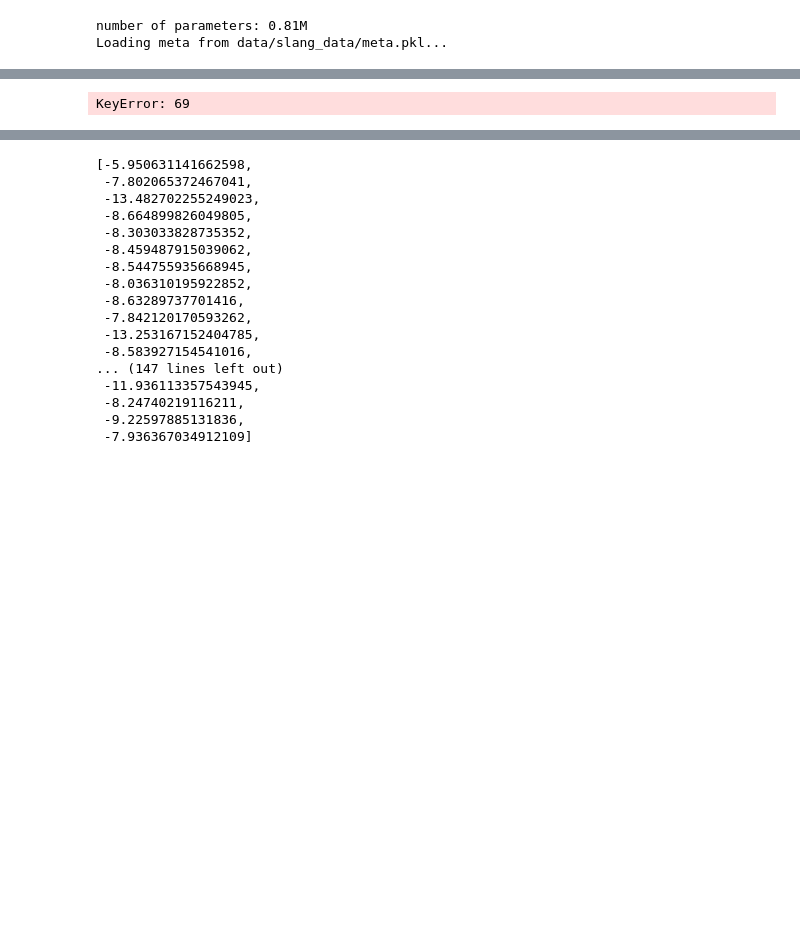
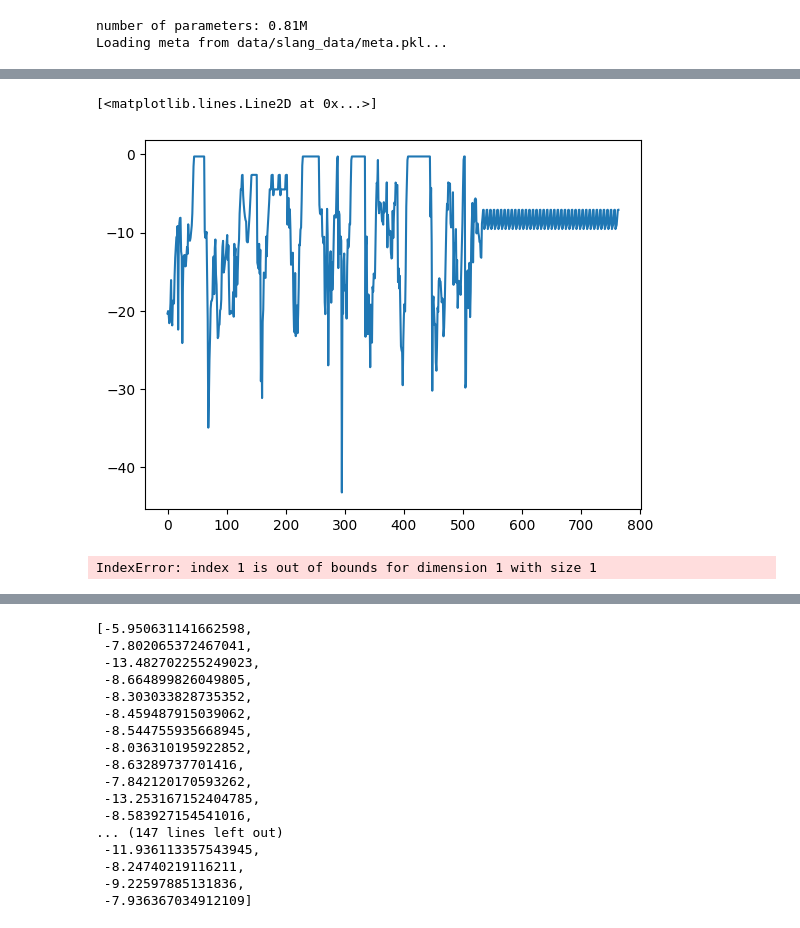
Before and after one commit to sylvainbonnot/nanoGPT, a Jupyter notebook: slang_try.ipynb, the cells around one changed output, grey strips where cells are left out. Drawn from its saved outputs; the diff is of its cells as text; code cells hidden in the pictures; blank space fills up the shorter version.

```diff
--- a/slang_try.ipynb
+++ b/slang_try.ipynb
@@ -150,0 +248,4 @@ logits, _ = model(x)
+# %%
+input_string = 'Äøbbbbbbbbbb'
+log_likelihood = compute_log_likelihood(model, input_string)
+log_likelihood
@@ -150,0 +278,5 @@ logits, _ = model(x)
+# %%
+# Make a plausible string followed by a "wrong one"
+plausible_string = 'ÜèÜèèèbêêèÜèfèööêbÜêbêêêêêêèöêêêbbèöêbbêêêêöêbbbbbbbbbbbbbbbbbbbbbbbbbbbêêêêöCèÜÜÜööÜÜööêööêđèffÜfÜÜfÜÜÜöööööööêÜ3fÜööÜÜÜöÜööêöêêêêêêêêêêööööööêêêêêêêêêêêêêêêêêêËbËêbêèöèööööêêöêêêêêêêêêêêöêêêêêêêêêêêöêêêêêêêêêêêbêêbêbËËËËöÜbËbêĘbbbbbbbbbbbbbbbbbbbbbbbbbbbbbbbbbbbbbËËËËËbbbSïbbbbËāËbbbÄËbbbbbbbbbbNbbËbbzËbbËbĘËbbbbbbbbbbbbbbbbbbbbbbbbbbbbbbbbÔËbÆĘËbbāêËbËbbbbbbbbbËËbbbËbbbbËbbbbÄbËËbËbbbËbbbbbbbbāêðbïNËËbbbbbbbbbbbbbbbbbbbbbbbbbbbbbbbbbbbbbbbbbbbbbbbÄbêėÄÄðĘĘbbËËbËðĘÄêËËËbbbbbbbËbbbbðbbbbÆbbbËÄËĘËbbbbbbbbbbbātËËËbbËbbbbbĘbbbbbË'
+wrong_string = 'bbêêêê'*40
+input_string = plausible_string+wrong_string
@@ -150,0 +294,25 @@ logits, _ = model(x)
+# %%
+import numpy as np
+def moving_window_log_likelihoods(input_string, window_size, model):
+    """
+    Compute the log-likelihoods of all moving windows of size window_size across the entire input_string.
+
+    Args:
+    - input_string (str): The input string to compute the likelihoods for.
+    - window_size (int): The size of the moving window.
+    - model (GPT): An instance of the GPT model.
+    - tokenizer: A tokenizer that can convert the input string to token IDs.
+
+    Returns:
+    - list: A list of log-likelihoods for each window.
+    """
+    # Initialize an empty list to store the log-likelihoods
+    log_likelihoods = []
+
+    # Slide a window of size window_size across the input_string
+    for i in range(0, len(input_string) - window_size + 1):
+        window_string = input_string[i:i+window_size]
+        log_likelihood = compute_log_likelihood(model, window_string)
+        log_likelihoods.append(log_likelihood)
+
+    return np.array(log_likelihoods)
@@ -150,0 +323,3 @@ logits, _ = model(x)
+# %%
+all_probs = moving_window_log_likelihoods(input_string, window_size=10, model=model)
+all_probs
@@ -151,26 +346,22 @@ logits, _ = model(x)
+# %%
+plt.plot(all_probs)
+# %% [output]
+[<matplotlib.lines.Line2D at 0x...>]
+[figure, added]
 # %%
-import torch.nn.functional as F
+# Tokenize the input string
+token_ids = encode(input_string)
+token_ids = torch.tensor(token_ids).unsqueeze(0)  # Add batch dimension
+#token_ids = (torch.tensor(start_ids, dtype=torch.long, device=device)[None, ...])
+# Get logits from the model
+logits, _ = model(token_ids)
 
-def compute_log_likelihood(model, input_string):
-    # Tokenize the input string
-    token_ids = encode(input_string)
-    #token_ids = torch.tensor(token_ids).unsqueeze(0)  # Add batch dimension
-    token_ids = (torch.tensor(start_ids, dtype=torch.long, device=device)[None, ...])
-    # Get logits from the model
-    logits, _ = model(token_ids)
+# Convert logits to log probabilities
+log_probs = F.log_softmax(logits, dim=-1)
 
-    # Convert logits to log probabilities
-    log_probs = F.log_softmax(logits, dim=-1)
-
-    # Compute log likelihood of the input string
-    log_likelihood = 0.0
-    for i in range(1, len(token_ids[0])):
-        log_likelihood += log_probs[0, i-1, token_ids[0, i]].item()
-
-    return log_likelihood
-
-
-log_likelihood = compute_log_likelihood(model, start_ids)
-# print(log_likelihood)
+# # Compute log likelihood of the input string
+log_likelihood = 0.0
+for i in range(1, len(token_ids[0])):
+    log_likelihood += log_probs[0, i-1, token_ids[0, i]].item()
 # %% [output]
-KeyError: 69
+IndexError: index 1 is out of bounds for dimension 1 with size 1
```
Also changed, not shown: parts of 27 cells of this notebook.
